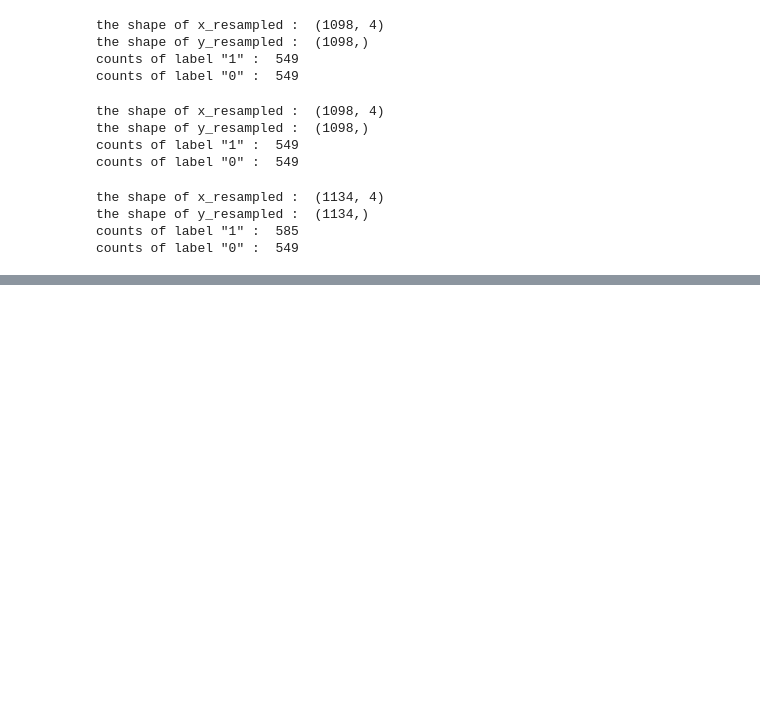
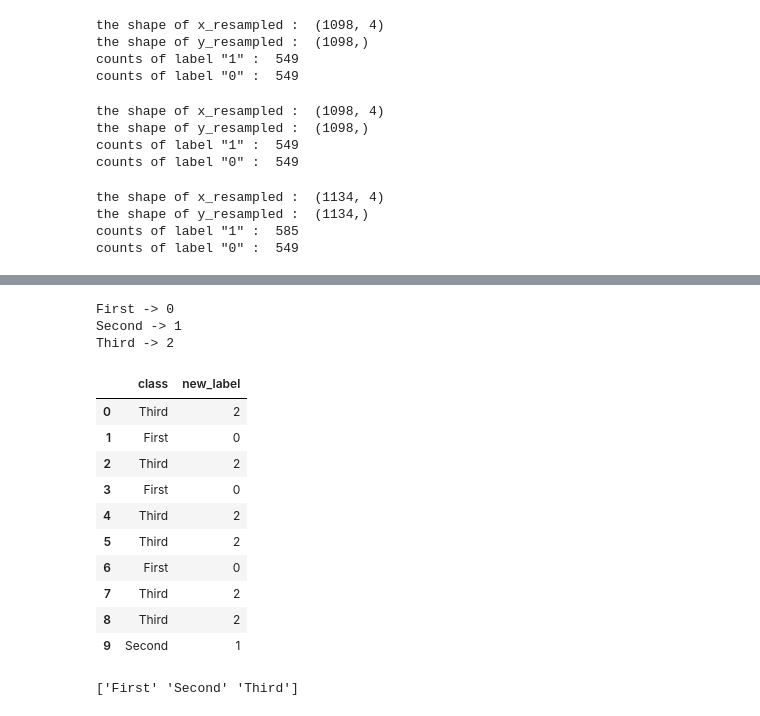
Before and after one commit to s2ul2/bitamin, a Jupyter notebook: 4/4week.ipynb, the cells around one changed output, grey strips where cells are left out. Drawn from its saved outputs; the diff is of its cells as text; code cells hidden in the pictures; blank space fills up the shorter version.

Commit message:
label encoding

```diff
--- a/4/4week.ipynb
+++ b/4/4week.ipynb
@@ -611,0 +640,2 @@ counts of label "0" :  549
+# %%
+df['new_label'] = e
@@ -611,0 +654,6 @@ counts of label "0" :  549
+# %%
+sports = ['축구', '농구', '야구', '배구']
+encoder = LabelEncoder()
+encoder.fit(sports) # 학습
+labels = encoder.transform(sports) # 변환
+print(labels)
@@ -611,0 +662,3 @@ counts of label "0" :  549
+# %%
+labels = encoder.fit_transform(sports) # 학습과 변환을 한번에
+print(labels)
@@ -611,0 +677,3 @@ counts of label "0" :  549
+# %%
+t_label = encoder.fit_transform(df['class'])
+t_label # 'Third' : 2, 'First' : 0, 'Second' : 1
@@ -611,0 +698,28 @@ counts of label "0" :  549
+# %%
+# 매핑 확인, 각 범주가 어떤 숫자로 변환됐는지 알 수 있다.
+for i, j in enumerate(encoder.classes_):
+    print(j, '->', i)
+# %% [output]
+First -> 0
+Second -> 1
+Third -> 2
+# %%
+# 데이터 프레임에 추가
+df['new_label'] = t_label
+df[['class', 'new_label']].head(10)
+# %% [output]
+|  | class | new_label |
+| 0 | Third | 2 |
+| 1 | First | 0 |
+| 2 | Third | 2 |
+| 3 | First | 0 |
+| 4 | Third | 2 |
+| 5 | Third | 2 |
+| 6 | First | 0 |
+| 7 | Third | 2 |
+| 8 | Third | 2 |
+| 9 | Second | 1 |
+# %%
+print(encoder.classes_) # 속성 값 확인
+# %% [output]
+['First' 'Second' 'Third']
```
Also changed, not shown: parts of 13 cells of this notebook.
